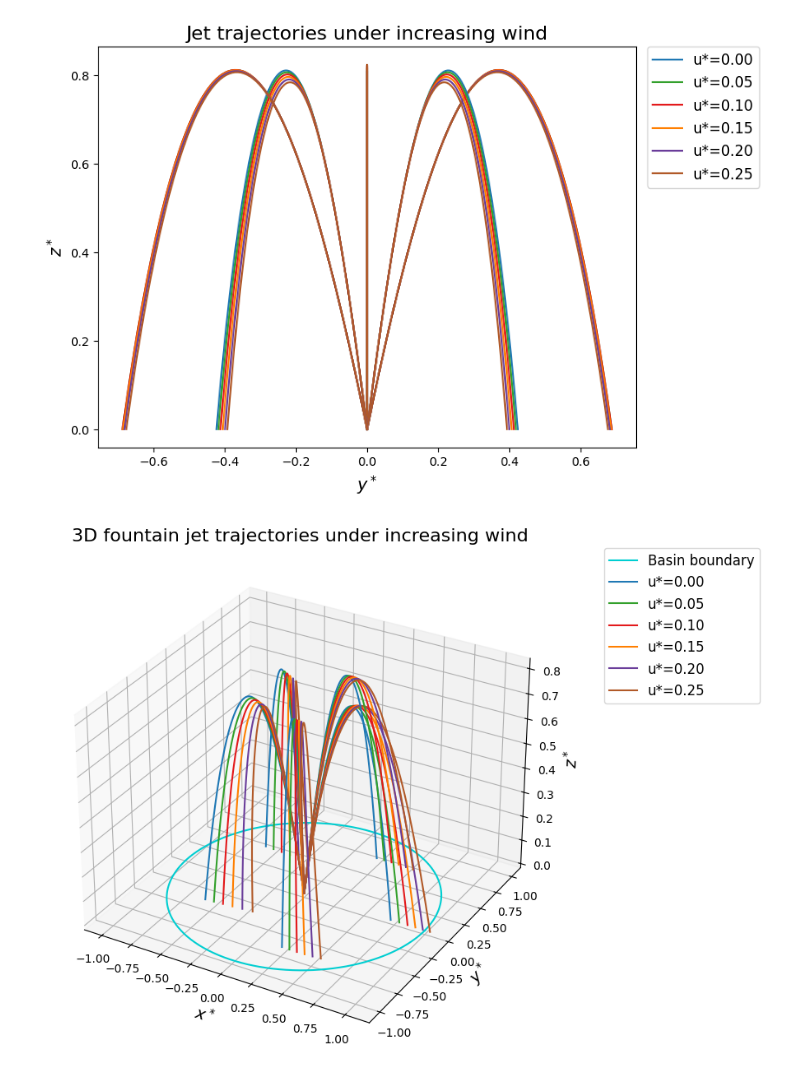
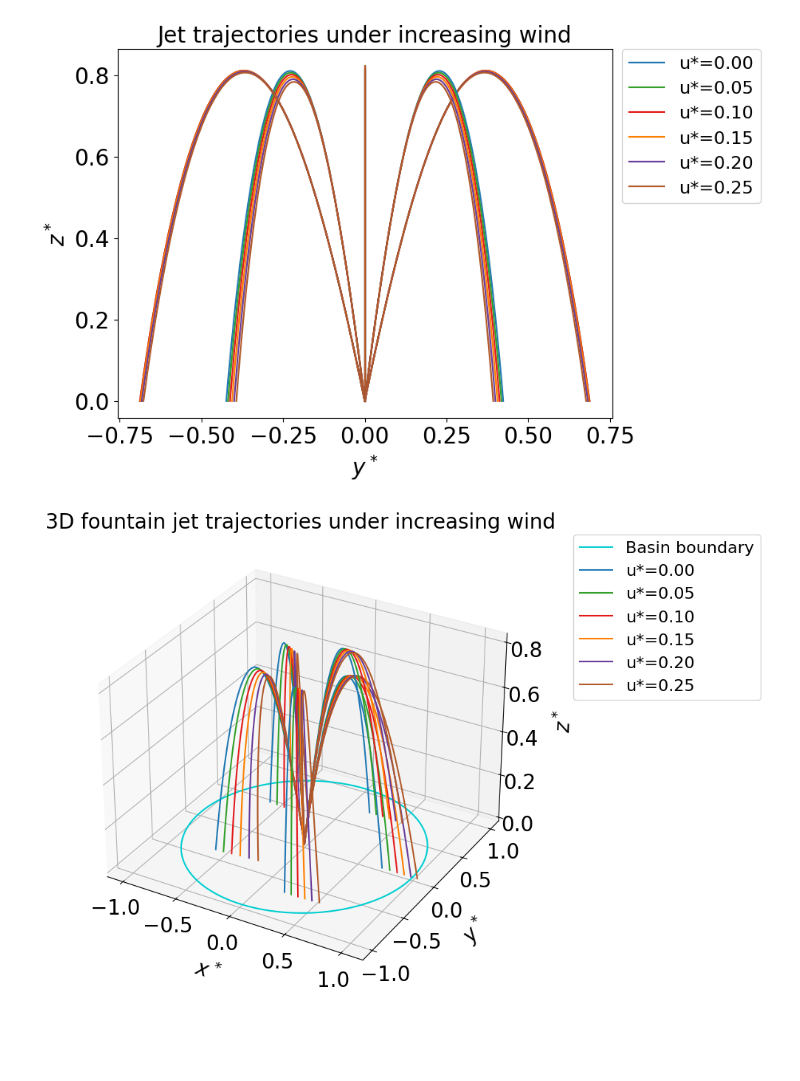
Before and after one commit to pavitra1905/FountainTrajectory, a Jupyter notebook: FountainTrajectoryPlots.ipynb, the cells around one changed output. Saved outputs shown, nothing was run; the diff lists cells and outputs as text; code cells hidden in the pictures; blank space fills up the shorter version.

```diff
--- a/FountainTrajectoryPlots.ipynb
+++ b/FountainTrajectoryPlots.ipynb
@@ -95,6 +95,7 @@ winds = [
 ] # keeping and increasing wind in x direction
 
 cmap = plt.get_cmap("Paired") # for plotting
+plt.rcParams.update({'font.size': 20})
 # %%
 # Basic Model (fountain top-down view)
 theta_circ = np.linspace(0, 2*np.pi, 400)
@@ -151,52 +152,52 @@ for i, p in enumerate(phi):
             else:
                 plt.plot(sol.y[1], sol.y[2], color=cmap(2*j + 1))
 
-plt.xlabel(r"$y^*$", fontsize=14)
-plt.ylabel(r"$z^*$", fontsize=14)
-plt.title("Jet trajectories under increasing wind", fontsize=16)
+plt.xlabel(r"$y^*$", fontsize=20)
+plt.ylabel(r"$z^*$", fontsize=20)
+plt.title("Jet trajectories under increasing wind", fontsize=20)
 plt.legend(loc="upper left",
     bbox_to_anchor=(1.02, 1.0),
-    borderaxespad=0.0, fontsize=12)
+    borderaxespad=0.0, fontsize=16)
 plt.show()
 # %% [output]
-[figure, old version]
+[figure, new version]
 # %%
 # Jet trajectories under increasing wind, viewed in 3D space
 fig = plt.figure(figsize=(10,8))
 ax = fig.add_subplot(111, projection="3d")
 ax.plot(np.cos(theta_circ), np.sin(theta_circ), label="Basin boundary", color='darkturquoise')
 
 for i, p in enumerate(phi):
     for j, w in enumerate(winds):
         sol, _ = simulate(theta, p, Gamma, Lambda, w)
         if sol is not None:
             if i == 0:
                 ax.plot(
                     sol.y[0],  # x*
                     sol.y[1],  # y*
                     sol.y[2],  # z*
                     color=cmap(2*j + 1),
                     label=f"u*={w['u_star'][0]:.2f}"
                 )
             else:
                 ax.plot(
                     sol.y[0],  # x*
                     sol.y[1],  # y*
                     sol.y[2],  # z*
                     color=cmap(2*j + 1),
                 )
 
-ax.set_xlabel(r"$x^*$", fontsize=14)
-ax.set_ylabel(r"$y^*$", fontsize=14)
-ax.set_zlabel(r"$z^*$", fontsize=14)
-ax.set_title("3D fountain jet trajectories under increasing wind", fontsize=16)
+ax.set_xlabel(r"$x^*$", fontsize=20, labelpad = 16)
+ax.set_ylabel(r"$y^*$", fontsize=20, labelpad = 16)
+ax.set_zlabel(r"$z^*$", fontsize=20, labelpad = 16)
+ax.set_title("3D fountain jet trajectories under increasing wind", fontsize=20)
 ax.legend(loc="upper left",
     bbox_to_anchor=(1.1, 1.0),
-    borderaxespad=0.0, fontsize=12)
+    borderaxespad=0.0, fontsize=16)
 
 plt.show()
 # %% [output]
-[figure, old version]
+[figure, new version]
 # %%
 # Jet trajectory landing positions under increasing wind for each spoke
 theta_circ = np.linspace(0, 2*np.pi, 400)
```
Also changed, not shown: parts of 11 cells of this notebook.
